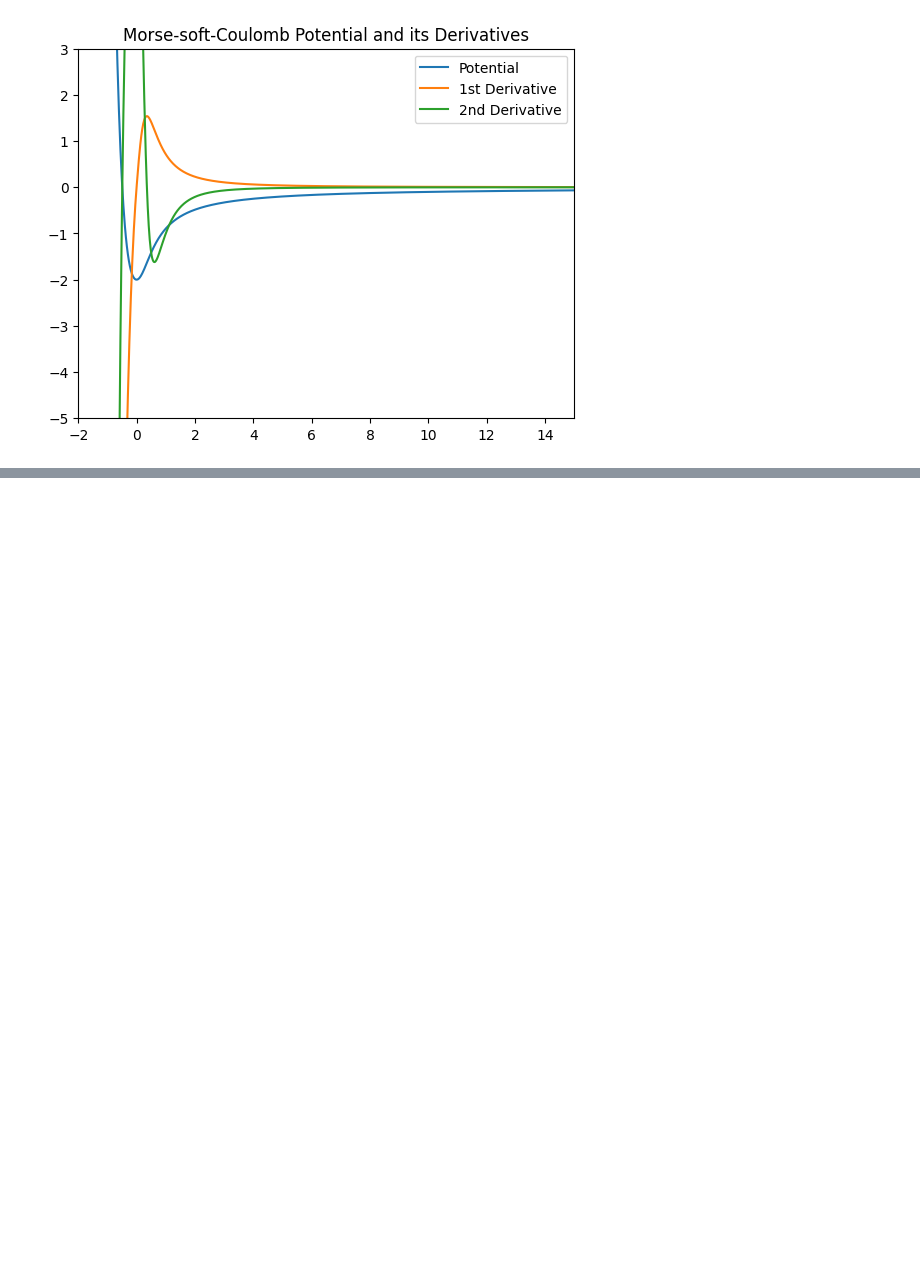
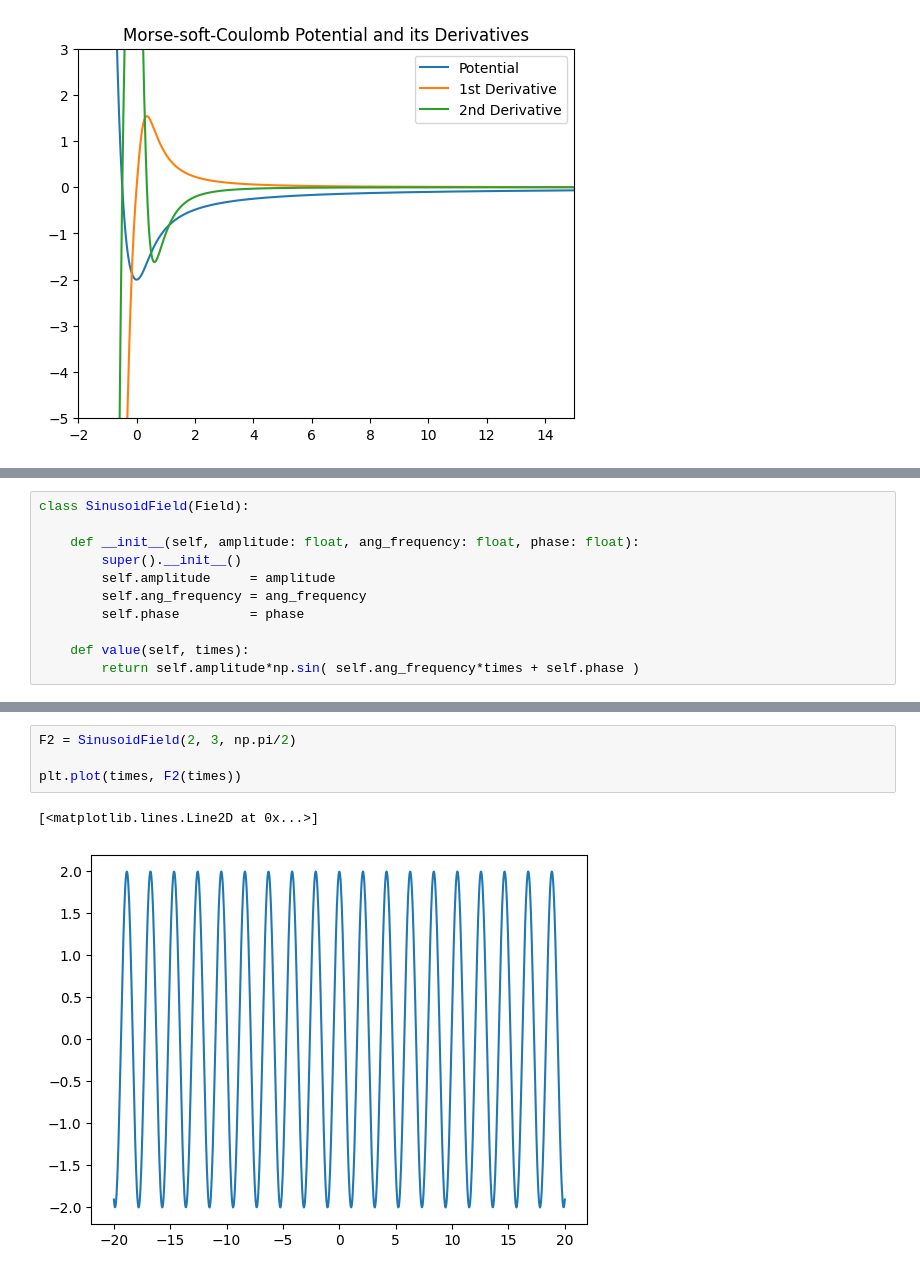
Before and after one commit to Gabriel-Amici/MorseCoulomb, a Jupyter notebook: notebooks/development/classes/class_dev.ipynb, the cells around one changed output, grey strips where cells are left out. Saved outputs shown, nothing was run; the diff lists cells and outputs as text; blank space fills up the shorter version.

```diff
--- a/notebooks/development/classes/class_dev.ipynb
+++ b/notebooks/development/classes/class_dev.ipynb
@@ -161,0 +221,11 @@ plt.show()
+# %%
+class SinusoidField(Field):
+
+    def __init__(self, amplitude: float, ang_frequency: float, phase: float):
+        super().__init__()
+        self.amplitude     = amplitude
+        self.ang_frequency = ang_frequency
+        self.phase         = phase
+
+    def value(self, times):
+        return self.amplitude*np.sin( self.ang_frequency*times + self.phase )
@@ -161,0 +244,7 @@ plt.show()
+# %%
+F2 = SinusoidField(2, 3, np.pi/2)
+
+plt.plot(times, F2(times))
+# %% [output]
+[<matplotlib.lines.Line2D at 0x...>]
+[figure, added]
```
Also changed, not shown: parts of 10 cells of this notebook.
